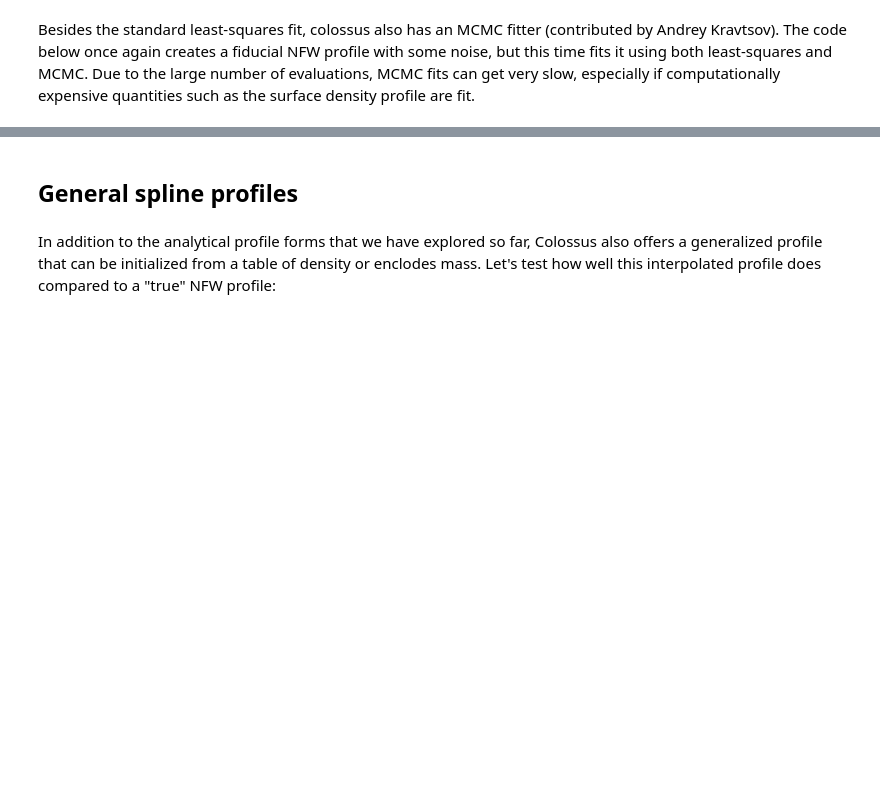
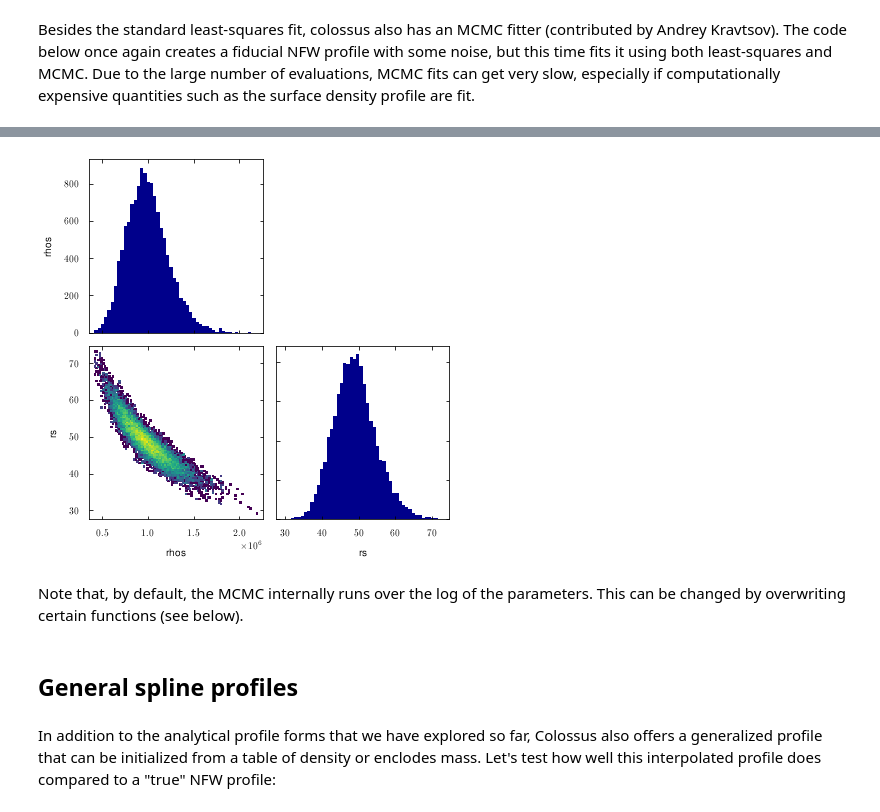
Before and after one commit to Shiriny24/colossus, a Jupyter notebook: tutorials/tutorial_halo_profile.ipynb, the cells around one changed output, grey strips where cells are left out. Drawn from its saved outputs; the diff is of its cells as text; code cells hidden in the pictures; blank space fills up the shorter version.

```diff
--- a/tutorials/tutorial_halo_profile.ipynb
+++ b/tutorials/tutorial_halo_profile.ipynb
@@ -295,3 +369,9 @@ The `fit()` function has returned the full output from the MCMC, so we can addit
+# %%
+plotChain(fit_results['chain_thin'], ['rhos', 'rs'])
+# %% [output]
+[figure, added]
+# %% [markdown]
+Note that, by default, the MCMC internally runs over the log of the parameters. This can be changed by overwriting certain functions (see below).
 # %% [markdown]
 ## General spline profiles
 # %% [markdown]
```
Also changed, not shown: parts of 17 cells of this notebook, 1 other file.
